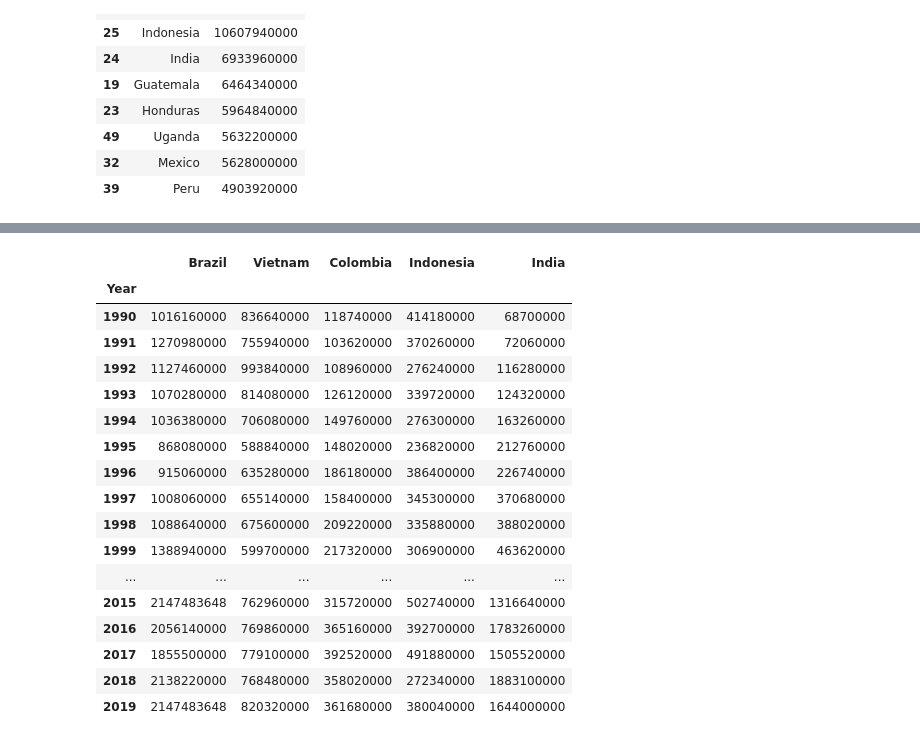
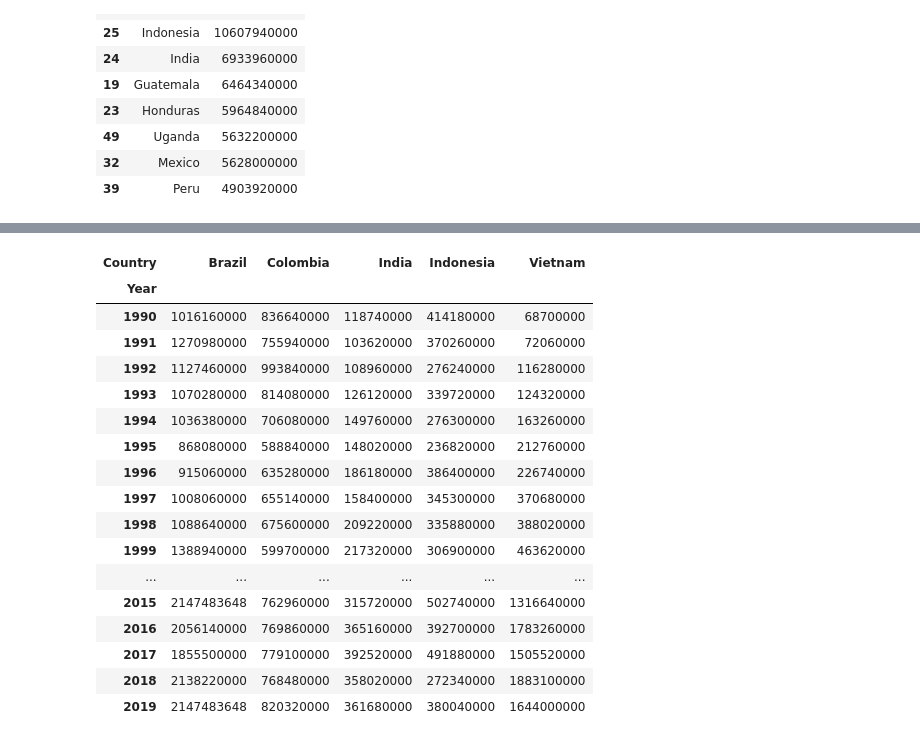
Before and after one commit to jakub-krecisz/coffee-data-visualization, a Jupyter notebook: jupyter-notebooks/export_analysis.ipynb, the cells around one changed output, grey strips where cells are left out. Drawn from its saved outputs; the diff is of its cells as text; code cells hidden in the pictures.

Commit message:
Fixed columns indexes for export over the years

```diff
--- a/jupyter-notebooks/export_analysis.ipynb
+++ b/jupyter-notebooks/export_analysis.ipynb
@@ -4,7 +4,7 @@ import plotly.express as px
 import plotly.graph_objects as go
 # %%
 # Pobieramy dane eksportu kawy
-coffee_export = pd.read_csv('coffee-datasets/Coffee_export.csv')
+coffee_export = pd.read_csv('../coffee-datasets/Coffee_export.csv')
 coffee_export
 # %% [output]
 |  | Country | 1990 | 1991 | 1992 | 1993 | 1994 | 1995 | 1996 | 1997 | 1998 | ... | ... |
@@ -62,15 +62,15 @@ fig.show()
 # %%
 # Eksport kawy top 5 eksporterów na przestrzeni lat
 top_5_export = coffee_export[['Country', 'Total_export']].sort_values(by=['Total_export'], ascending=False).head(5)
 top_exportation = coffee_export[coffee_export.Country.isin(top_5_export['Country'].unique())]
 top_exportation = top_exportation.T
+top_exportation.columns = top_exportation.loc['Country']
 top_exportation.drop(['Country', 'Total_export'], axis=0, inplace=True)
 top_exportation.index.name = 'Year'
-top_exportation.columns = top_5_export['Country'].values
 top_exportation['Brazil'] = abs(top_exportation['Brazil'])
 top_exportation
 # %% [output]
-|  | Brazil | Vietnam | Colombia | Indonesia | India |
+| Country | Brazil | Colombia | India | Indonesia | Vietnam |
 | Year |  |  |  |  |  |
 | 1990 | 1016160000 | 836640000 | 118740000 | 414180000 | 68700000 |
 | 1991 | 1270980000 | 755940000 | 103620000 | 370260000 | 72060000 |
```
